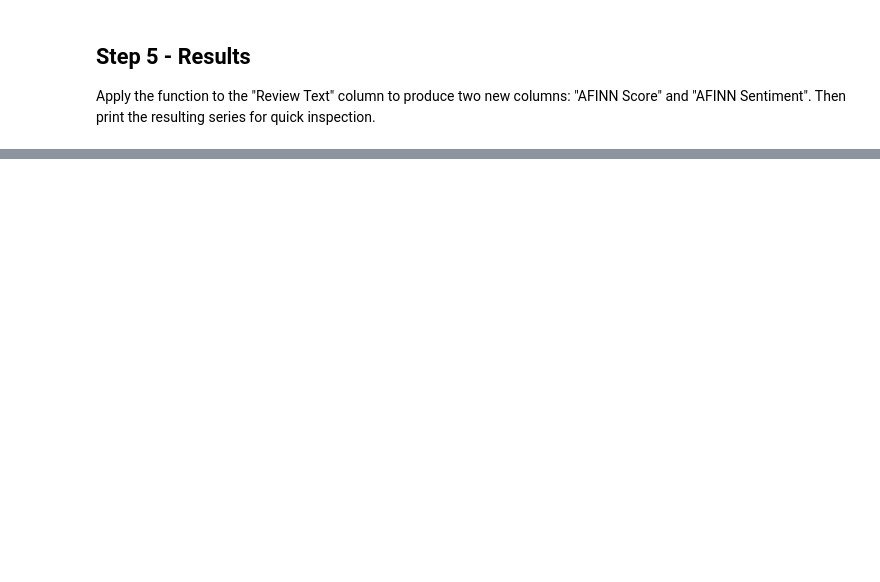
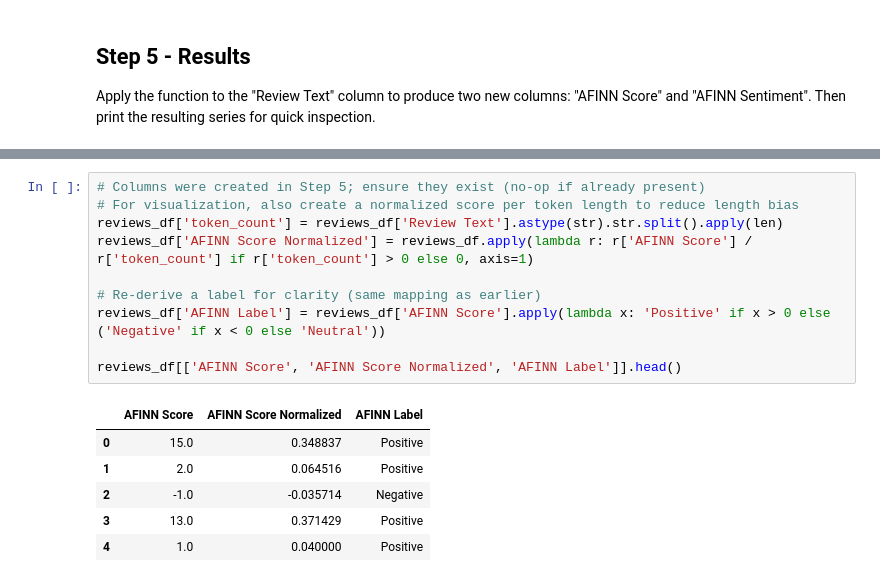
Before and after one commit to MyLightIsOn/sentiment-analysis-study, a Jupyter notebook: afinn.ipynb, the cells around one changed output, grey strips where cells are left out. Drawn from its saved outputs; the diff is of its cells as text; blank space fills up the shorter version.

```diff
--- a/afinn.ipynb
+++ b/afinn.ipynb
@@ -57,0 +99,17 @@ print(results)
+# %%
+# Columns were created in Step 5; ensure they exist (no-op if already present)
+# For visualization, also create a normalized score per token length to reduce length bias
+reviews_df['token_count'] = reviews_df['Review Text'].astype(str).str.split().apply(len)
+reviews_df['AFINN Score Normalized'] = reviews_df.apply(lambda r: r['AFINN Score'] / r['token_count'] if r['token_count'] > 0 else 0, axis=1)
+
+# Re-derive a label for clarity (same mapping as earlier)
+reviews_df['AFINN Label'] = reviews_df['AFINN Score'].apply(lambda x: 'Positive' if x > 0 else ('Negative' if x < 0 else 'Neutral'))
+
+reviews_df[['AFINN Score', 'AFINN Score Normalized', 'AFINN Label']].head()
+# %% [output]
+|  | AFINN Score | AFINN Score Normalized | AFINN Label |
+| 0 | 15.0 | 0.348837 | Positive |
+| 1 | 2.0 | 0.064516 | Positive |
+| 2 | -1.0 | -0.035714 | Negative |
+| 3 | 13.0 | 0.371429 | Positive |
+| 4 | 1.0 | 0.040000 | Positive |
```
Also changed, not shown: parts of 15 cells of this notebook.
